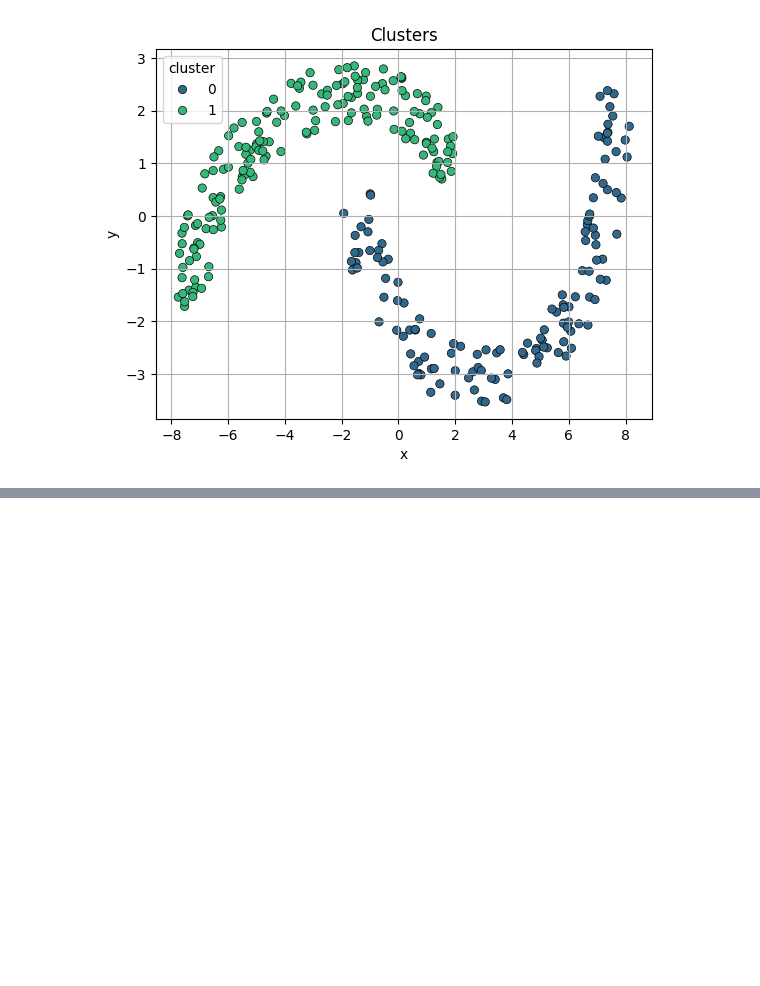
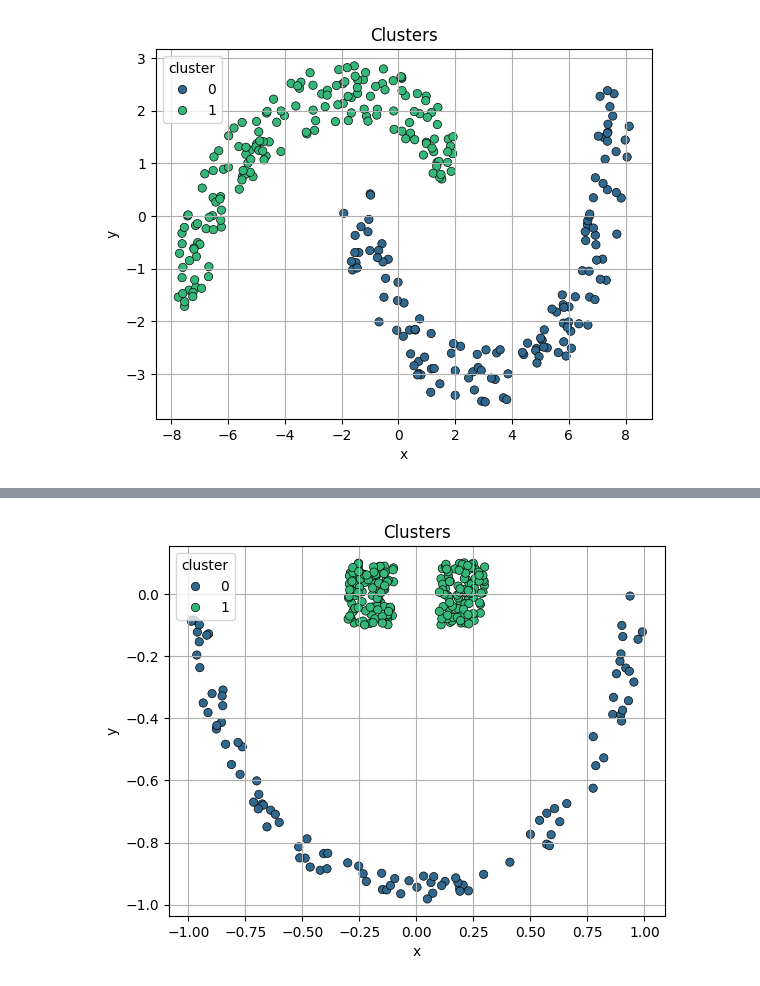
Before and after one commit to psiku/FHSalzburg-AnalyticsAndKnowledgeDiscovery, a Jupyter notebook: Lab6/spectral_clustering.ipynb, the cells around one changed output, grey strips where cells are left out. Cells and saved outputs as stored; diff of their text form; code cells hidden in the pictures; blank space fills up the shorter version.

```diff
--- a/Lab6/spectral_clustering.ipynb
+++ b/Lab6/spectral_clustering.ipynb
@@ -194,0 +206,6 @@ face_SC = SCWrapper(n_clusters=2, dataset='face.csv', delimiter=';')
+# %%
+# perform spectral clustering
+face_SC.perform_clustering()
+face_SC.plot_clusters()
+# %% [output]
+[figure, added]
```
Also changed, not shown: parts of 5 cells of this notebook.
